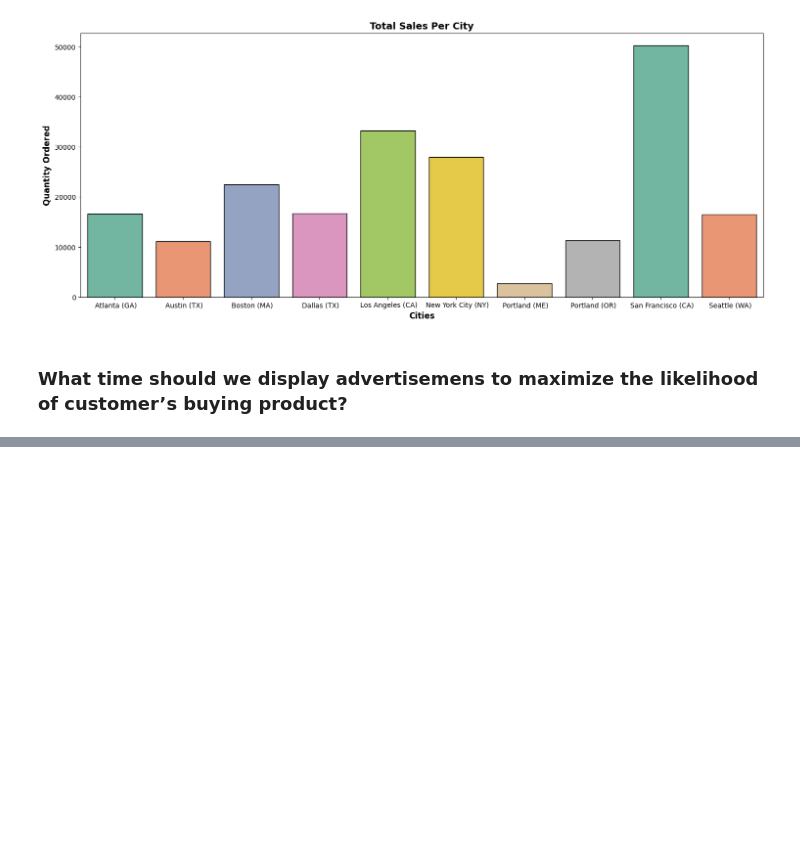
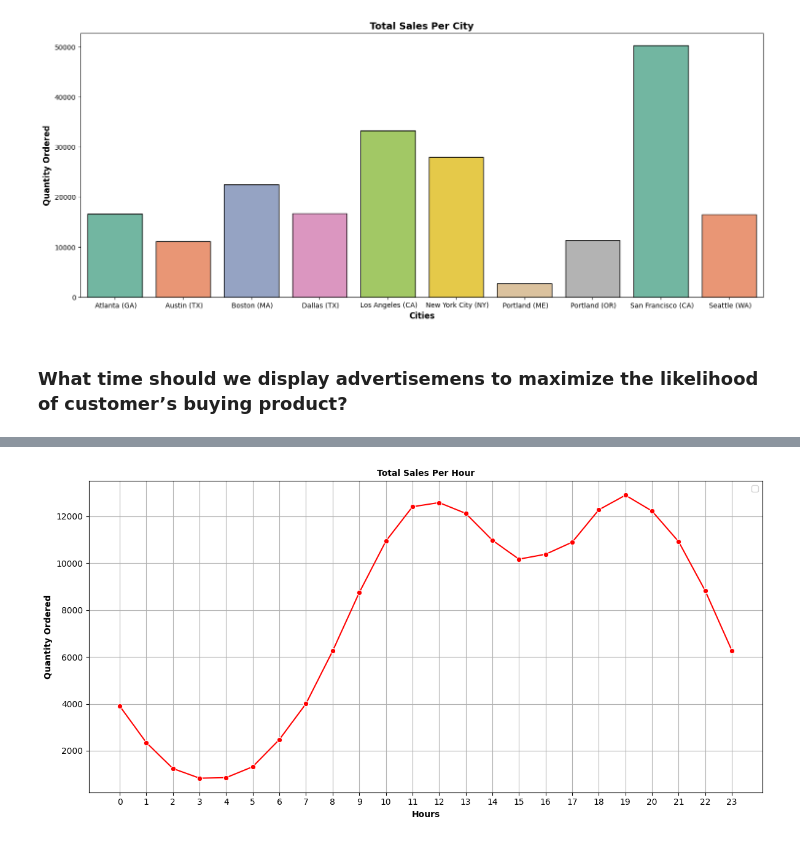
Before and after one commit to TanjiEvan/Python, a Jupyter notebook: Real-World Data Science Problems/Sales_Analysis.ipynb, the cells around one changed output, grey strips where cells are left out. Cells and saved outputs as stored; diff of their text form; code cells hidden in the pictures; blank space fills up the shorter version.

```diff
--- a/Real-World Data Science Problems/Sales_Analysis.ipynb
+++ b/Real-World Data Science Problems/Sales_Analysis.ipynb
@@ -412,0 +508,13 @@ Passing `palette` without assigning `hue` is deprecated and will be removed in v
+# %%
+plt.figure(figsize=(12, 6))
+sns.lineplot(data=best_time_for_sale, x='Hour', y='Quantity Ordered', marker='o', color='r')
+plt.xticks(ticks=best_time_for_sale['Hour'])
+#plt.yticks(ticks=best_time_for_sale['Quantity Ordered'])
+plt.xlabel("Hours", fontsize=10,fontweight='bold')
+plt.ylabel("Quantity Ordered", fontsize=10,fontweight='bold')
+plt.title("Total Sales Per Hour", fontsize=10,fontweight='bold')
+plt.legend()
+plt.grid(True)
+plt.tight_layout()
+# %% [output]
+[figure, added]
```
Also changed, not shown: parts of 18 cells of this notebook.
